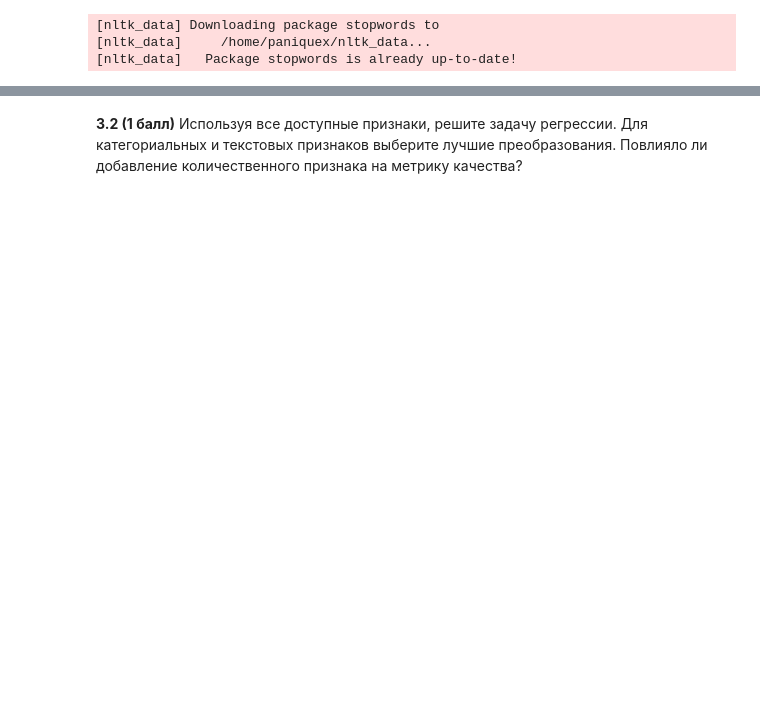
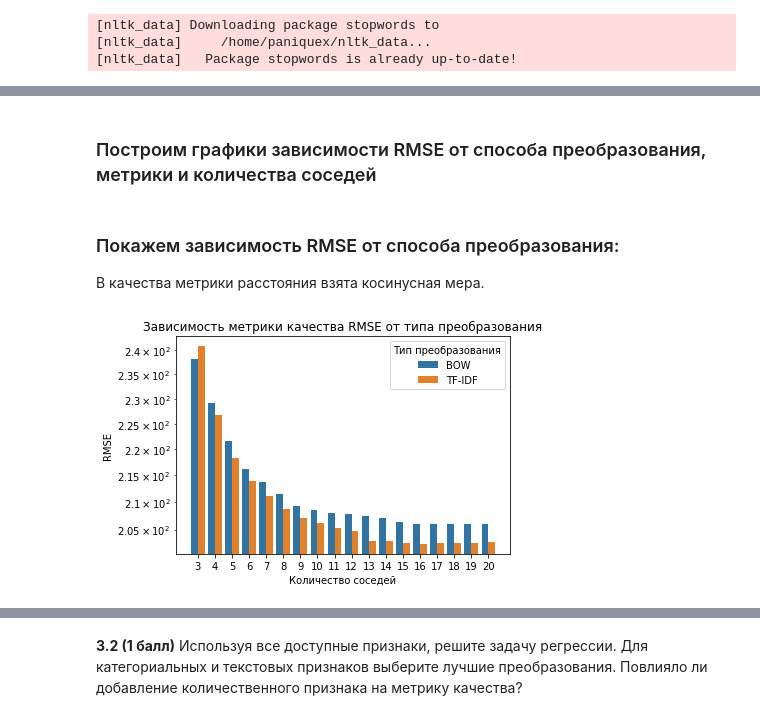
Before and after one commit to paniquex/ML_DS_practice, a Jupyter notebook: MMRO/HW_02/hw-practise-2-kuzmin-nikita.ipynb, the cells around one changed output, grey strips where cells are left out. Cells and saved outputs as stored; diff of their text form; code cells hidden in the pictures; blank space fills up the shorter version.

```diff
--- a/MMRO/HW_02/hw-practise-2-kuzmin-nikita.ipynb
+++ b/MMRO/HW_02/hw-practise-2-kuzmin-nikita.ipynb
@@ -1279,0 +1232,3 @@ MemoryError:
+# %%
+logs_data = logs_data.drop([0], axis=0) # так как первая строка - нули
+logs_data.head(5)
@@ -1279,0 +1242,2 @@ MemoryError:
+# %% [markdown]
+### Построим графики зависимости RMSE от способа преобразования, метрики и количества соседей
@@ -1279,0 +1248,20 @@ MemoryError:
+# %%
+logs_data.columns = ['Тип преобразования', 'Количество соседей', 'Веса', 'Метрика расстояния', 'RMSE']
+# %%
+logs_data['Количество соседей'] = logs_data['Количество соседей'].astype(int)
+logs_data['RMSE'] = logs_data['RMSE'].astype(float)
+# %%
+best_selection = (logs_data['Метрика расстояния'] == 'cosine') & (logs_data['Веса'] == 'distance')
+# %% [markdown]
+### Покажем зависимость RMSE от способа преобразования:
+В качества метрики расстояния взята косинусная мера.
+# %%
+sns.barplot(x='Количество соседей',
+            y='RMSE',
+            hue='Тип преобразования',
+            data=logs_data[best_selection])
+plt.semilogy()
+plt.title('Зависимость метрики качества RMSE от типа преобразования')
+plt.show()
+# %% [output]
+[figure, added]
```
Also changed, not shown: parts of 198 cells of this notebook.
